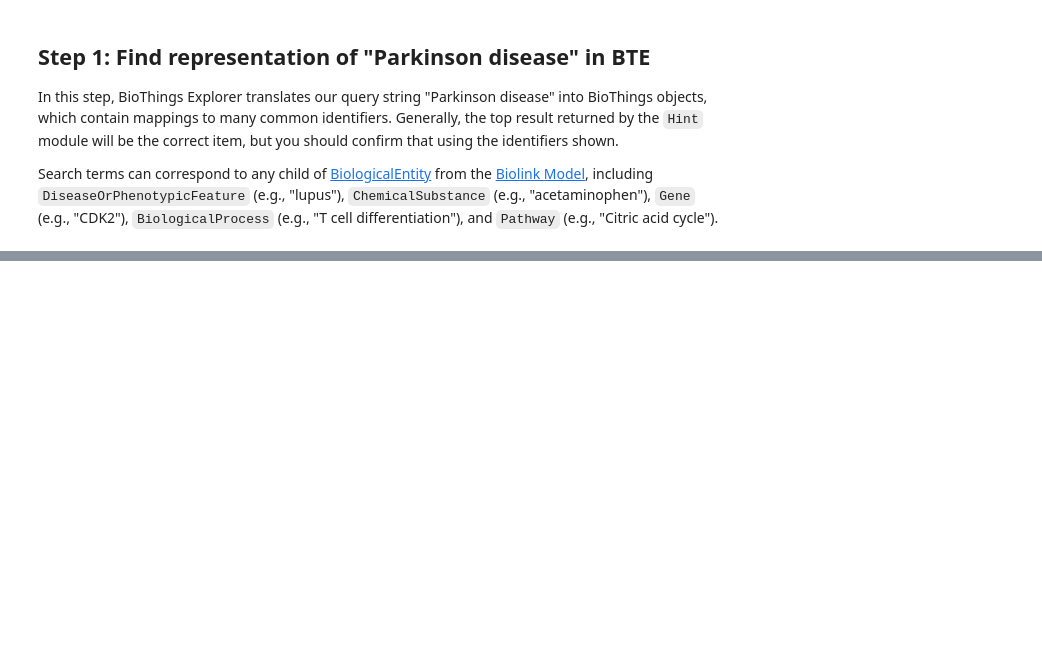
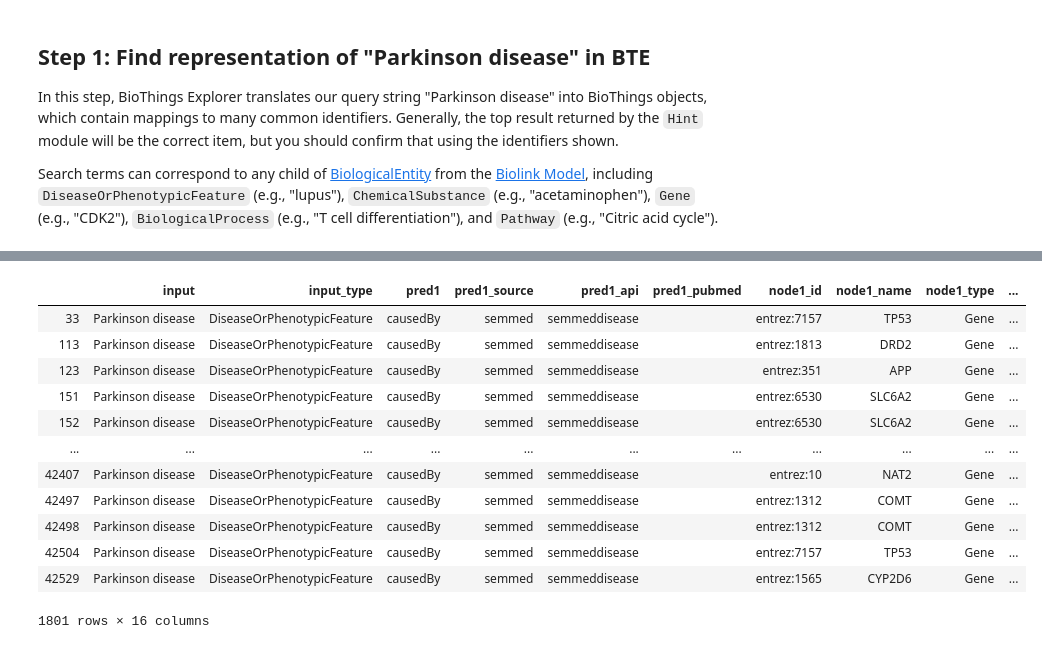
Before and after one commit to biothings/biothings_explorer_archived, a Jupyter notebook: jupyter notebooks/TIDBIT 02 Finding New Uses for Existing Drugs to Treat Parkinson’s Disease.ipynb, the cells around one changed output, grey strips where cells are left out. Saved outputs shown, nothing was run; the diff lists cells and outputs as text; code cells hidden in the pictures; blank space fills up the shorter version.

```diff
--- a/jupyter notebooks/TIDBIT 02 Finding New Uses for Existing Drugs to Treat Parkinson’s Disease.ipynb
+++ b/jupyter notebooks/TIDBIT 02 Finding New Uses for Existing Drugs to Treat Parkinson’s Disease.ipynb
@@ -94,0 +67,17 @@ array(['umls:C0243192', 'umls:C0207636', 'umls:C0008260', 'umls:C0043047',
+# %%
+dfFilt = df.loc[df['output_name'].notnull()].query('pred1 == "causedBy" and pred2 == "targetedBy"')
+dfFilt
+# %% [output]
+|  | input | input_type | pred1 | pred1_source | pred1_api | pred1_pubmed | node1_id | node1_name | node1_type | ... |
+| 33 | Parkinson disease | DiseaseOrPhenotypicFeature | causedBy | semmed | semmeddisease |  | entrez:7157 | TP53 | Gene | ... |
+| 113 | Parkinson disease | DiseaseOrPhenotypicFeature | causedBy | semmed | semmeddisease |  | entrez:1813 | DRD2 | Gene | ... |
+| 123 | Parkinson disease | DiseaseOrPhenotypicFeature | causedBy | semmed | semmeddisease |  | entrez:351 | APP | Gene | ... |
+| 151 | Parkinson disease | DiseaseOrPhenotypicFeature | causedBy | semmed | semmeddisease |  | entrez:6530 | SLC6A2 | Gene | ... |
+| 152 | Parkinson disease | DiseaseOrPhenotypicFeature | causedBy | semmed | semmeddisease |  | entrez:6530 | SLC6A2 | Gene | ... |
+| ... | ... | ... | ... | ... | ... | ... | ... | ... | ... | ... |
+| 42407 | Parkinson disease | DiseaseOrPhenotypicFeature | causedBy | semmed | semmeddisease |  | entrez:10 | NAT2 | Gene | ... |
+| 42497 | Parkinson disease | DiseaseOrPhenotypicFeature | causedBy | semmed | semmeddisease |  | entrez:1312 | COMT | Gene | ... |
+| 42498 | Parkinson disease | DiseaseOrPhenotypicFeature | causedBy | semmed | semmeddisease |  | entrez:1312 | COMT | Gene | ... |
+| 42504 | Parkinson disease | DiseaseOrPhenotypicFeature | causedBy | semmed | semmeddisease |  | entrez:7157 | TP53 | Gene | ... |
+| 42529 | Parkinson disease | DiseaseOrPhenotypicFeature | causedBy | semmed | semmeddisease |  | entrez:1565 | CYP2D6 | Gene | ... |
+1801 rows × 16 columns
```
Also changed, not shown: parts of 19 cells of this notebook, 1 other file.
